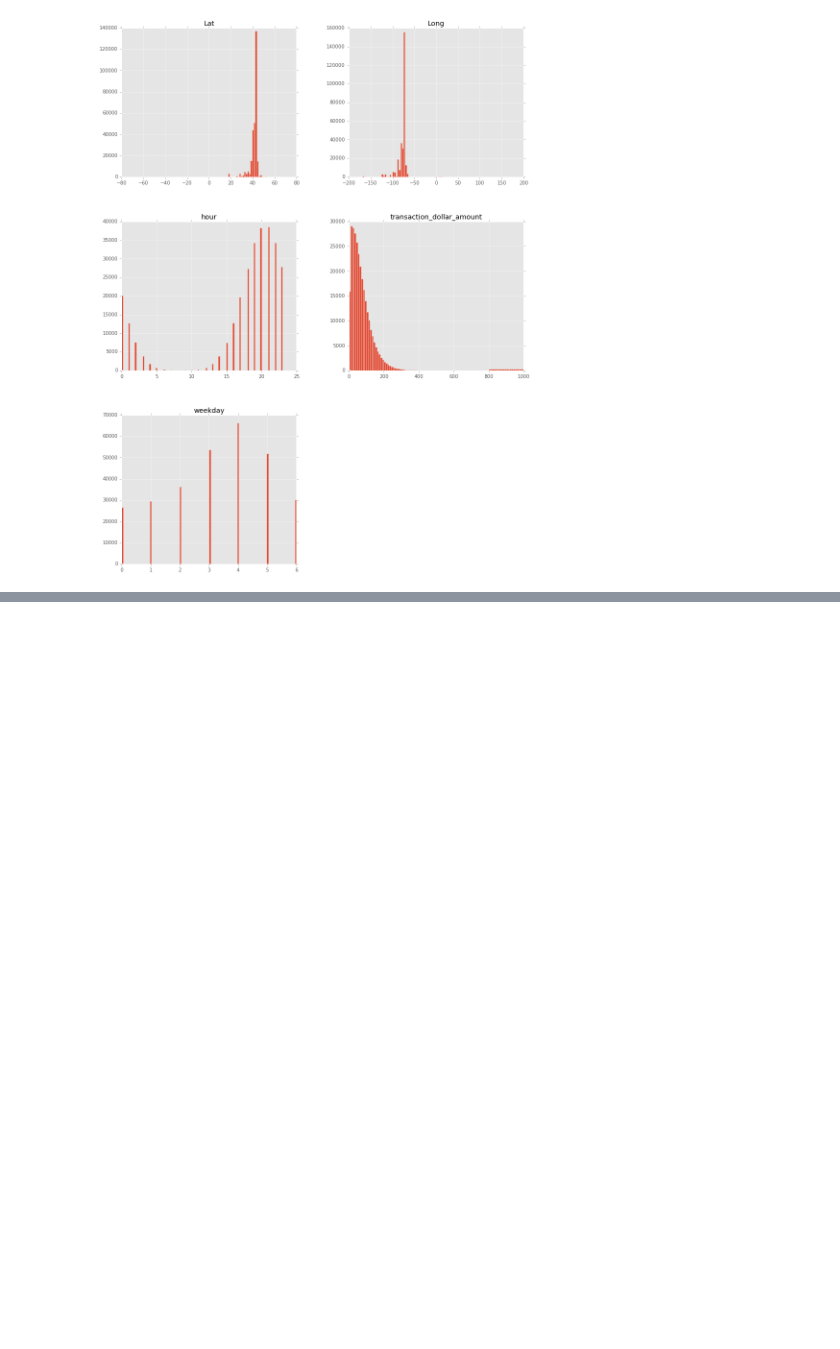
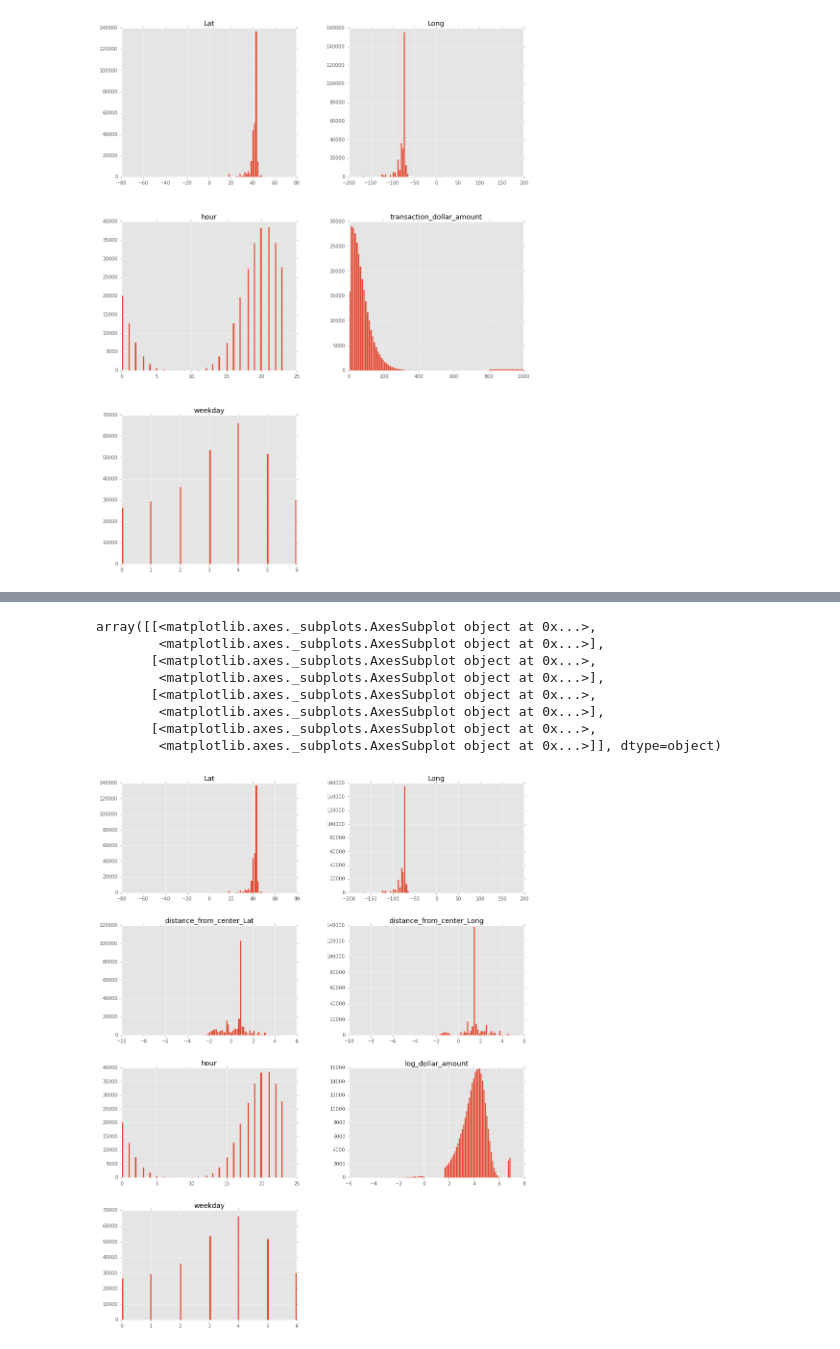
Before and after one commit to ah3200/credit_card_small, a Jupyter notebook: credit_card_analysis.ipynb, the cells around one changed output, grey strips where cells are left out. Saved outputs shown, nothing was run; the diff lists cells and outputs as text; code cells hidden in the pictures; blank space fills up the shorter version.

```diff
--- a/credit_card_analysis.ipynb
+++ b/credit_card_analysis.ipynb
@@ -269,0 +319,19 @@ array([[<matplotlib.axes._subplots.AxesSubplot object at 0x...>,
+# %%
+mean_lat = np.mean(transactions['Lat'])
+mean_long = np.mean(transactions['Long'])
+# %%
+transactions['distance_from_center_Lat'] = np.log(np.fabs(transactions['Lat'] - mean_lat))
+transactions['distance_from_center_Long'] = np.log(np.fabs(transactions['Long'] - mean_long))
+# %%
+features = ['log_dollar_amount','Long','Lat','weekday','hour','distance_from_center_Lat','distance_from_center_Long']
+transactions[features].hist(stacked=False, bins=100, figsize=(15,20), layout=(4,2))
+# %% [output]
+array([[<matplotlib.axes._subplots.AxesSubplot object at 0x...>,
+        <matplotlib.axes._subplots.AxesSubplot object at 0x...>],
+       [<matplotlib.axes._subplots.AxesSubplot object at 0x...>,
+        <matplotlib.axes._subplots.AxesSubplot object at 0x...>],
+       [<matplotlib.axes._subplots.AxesSubplot object at 0x...>,
+        <matplotlib.axes._subplots.AxesSubplot object at 0x...>],
+       [<matplotlib.axes._subplots.AxesSubplot object at 0x...>,
+        <matplotlib.axes._subplots.AxesSubplot object at 0x...>]], dtype=object)
+[figure, added]
```
Also changed, not shown: parts of 27 cells of this notebook.
